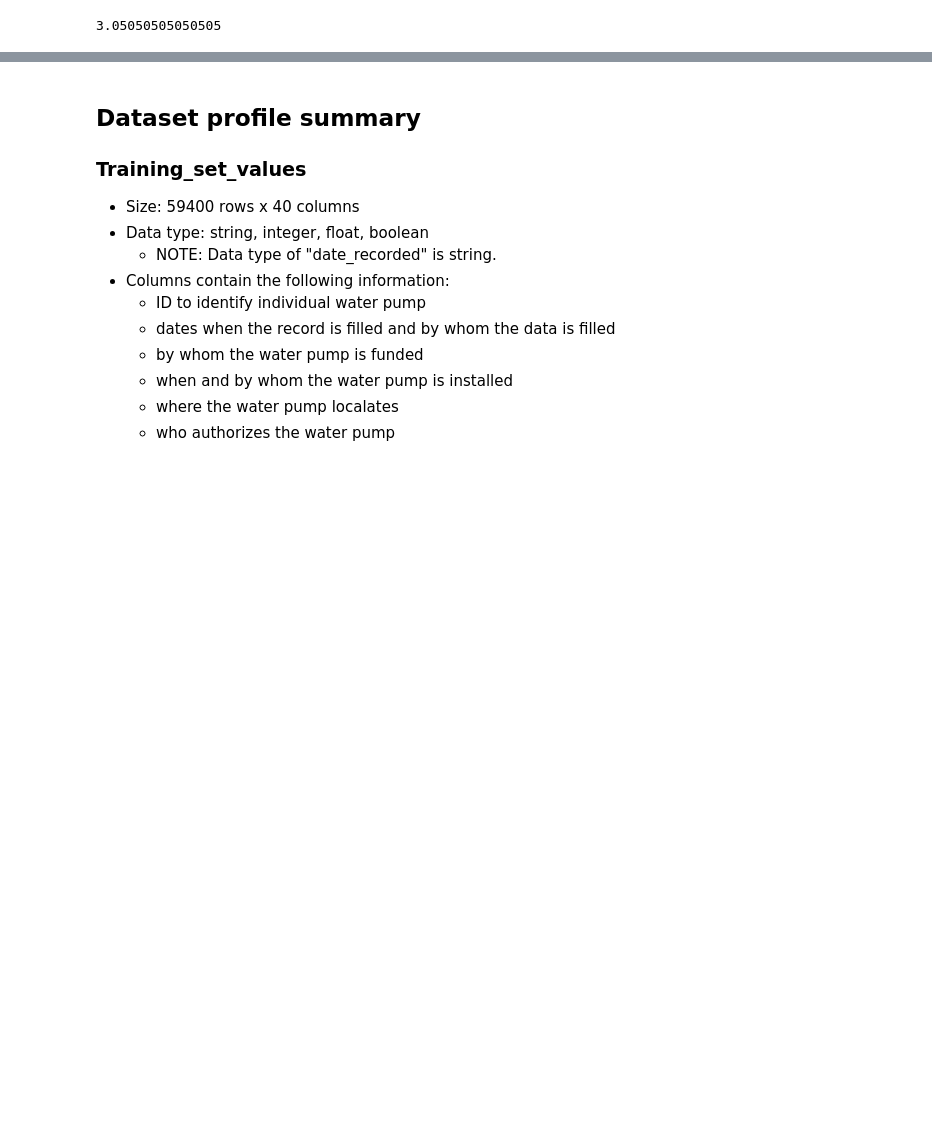
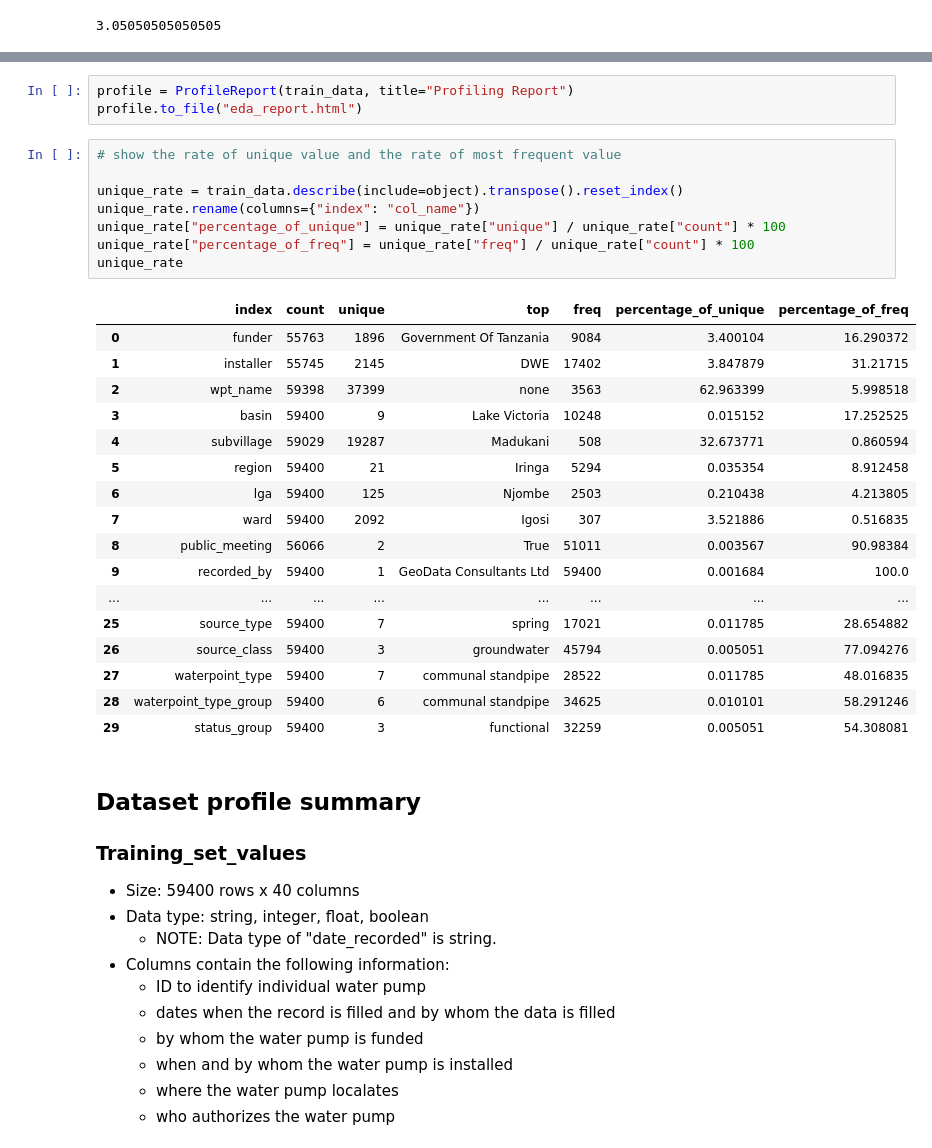
Before and after one commit to floranuta/Data_Circle, a Jupyter notebook: notebooks/EDA.ipynb, the cells around one changed output, grey strips where cells are left out. Drawn from its saved outputs; the diff is of its cells as text; blank space fills up the shorter version.

```diff
--- a/notebooks/EDA.ipynb
+++ b/notebooks/EDA.ipynb
@@ -188,3 +207,32 @@ len(zero_longitude) / len(train_data)*100
+# %%
+profile = ProfileReport(train_data, title="Profiling Report")
+profile.to_file("eda_report.html")
+# %%
+# show the rate of unique value and the rate of most frequent value
+
+unique_rate = train_data.describe(include=object).transpose().reset_index()
+unique_rate.rename(columns={"index": "col_name"})
+unique_rate["percentage_of_unique"] = unique_rate["unique"] / unique_rate["count"] * 100
+unique_rate["percentage_of_freq"] = unique_rate["freq"] / unique_rate["count"] * 100
+unique_rate
+# %% [output]
+|  | index | count | unique | top | freq | percentage_of_unique | percentage_of_freq |
+| 0 | funder | 55763 | 1896 | Government Of Tanzania | 9084 | 3.400104 | 16.290372 |
+| 1 | installer | 55745 | 2145 | DWE | 17402 | 3.847879 | 31.21715 |
+| 2 | wpt_name | 59398 | 37399 | none | 3563 | 62.963399 | 5.998518 |
+| 3 | basin | 59400 | 9 | Lake Victoria | 10248 | 0.015152 | 17.252525 |
+| 4 | subvillage | 59029 | 19287 | Madukani | 508 | 32.673771 | 0.860594 |
+| 5 | region | 59400 | 21 | Iringa | 5294 | 0.035354 | 8.912458 |
+| 6 | lga | 59400 | 125 | Njombe | 2503 | 0.210438 | 4.213805 |
+| 7 | ward | 59400 | 2092 | Igosi | 307 | 3.521886 | 0.516835 |
+| 8 | public_meeting | 56066 | 2 | True | 51011 | 0.003567 | 90.98384 |
+| 9 | recorded_by | 59400 | 1 | GeoData Consultants Ltd | 59400 | 0.001684 | 100.0 |
+| ... | ... | ... | ... | ... | ... | ... | ... |
+| 25 | source_type | 59400 | 7 | spring | 17021 | 0.011785 | 28.654882 |
+| 26 | source_class | 59400 | 3 | groundwater | 45794 | 0.005051 | 77.094276 |
+| 27 | waterpoint_type | 59400 | 7 | communal standpipe | 28522 | 0.011785 | 48.016835 |
+| 28 | waterpoint_type_group | 59400 | 6 | communal standpipe | 34625 | 0.010101 | 58.291246 |
+| 29 | status_group | 59400 | 3 | functional | 32259 | 0.005051 | 54.308081 |
 # %% [markdown]
 ## Dataset profile summary
 ### Training_set_values
```
Also changed, not shown: parts of 5 cells of this notebook.
